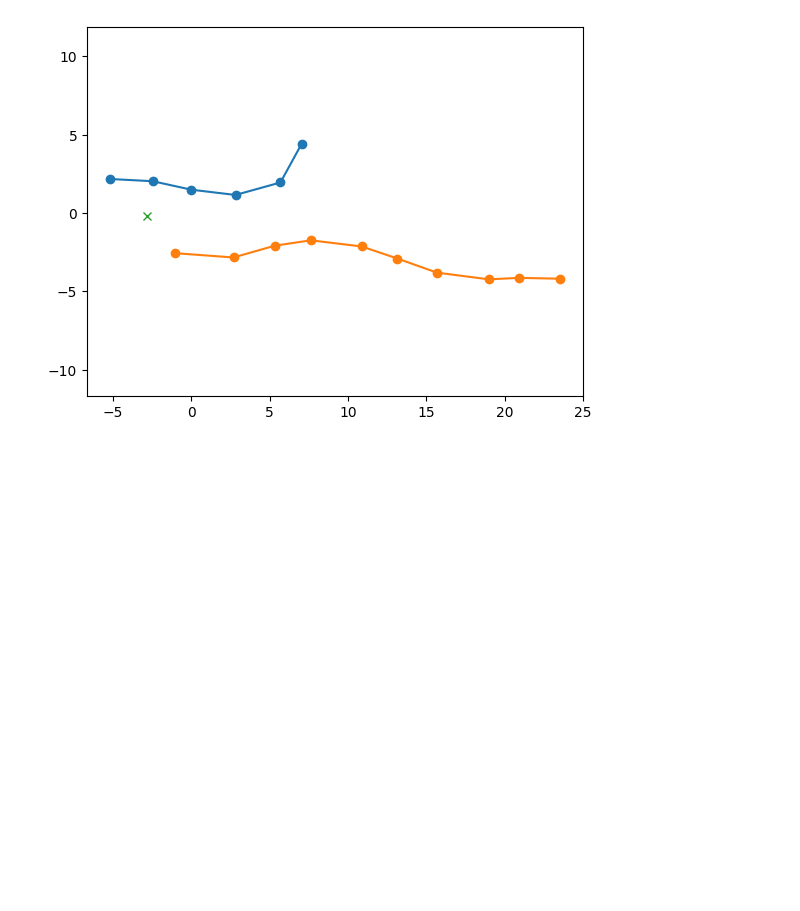
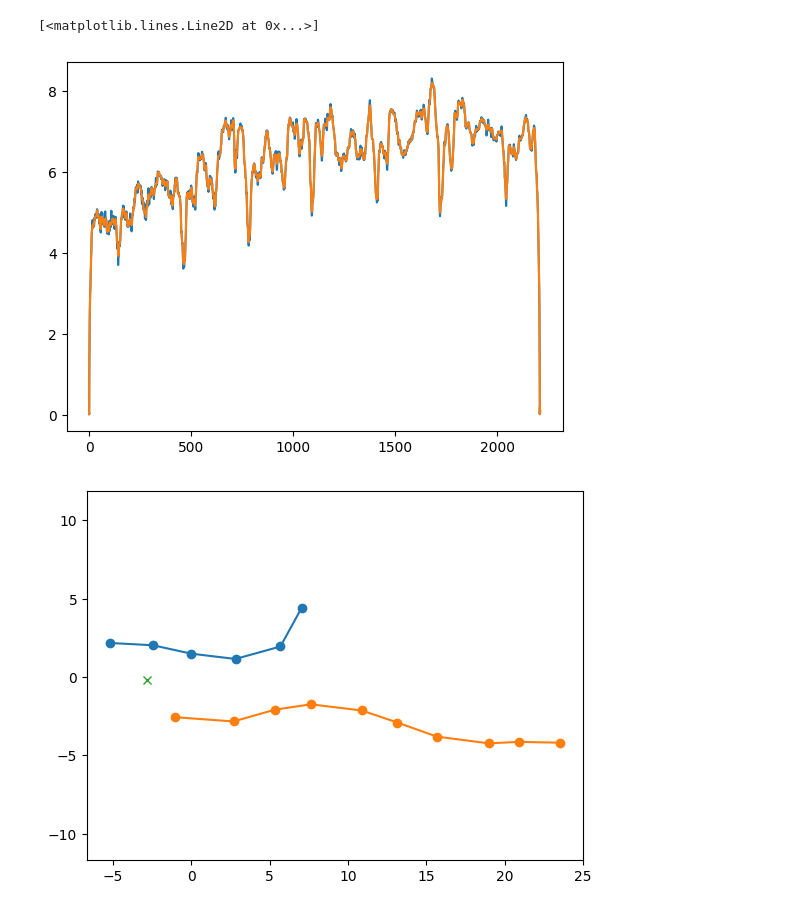
Before and after one commit to papalotis/ft-fsd-path-planning, a Jupyter notebook: t.ipynb, the cells around one changed output. Drawn from its saved outputs; the diff is of its cells as text; code cells hidden in the pictures; blank space fills up the shorter version.

```diff
--- a/t.ipynb
+++ b/t.ipynb
@@ -144,0 +188,4 @@ array([False])
+# %%
+a = np.random.rand(200,2)
+%timeit hash(a.tobytes())
+%timeit hash(a.data.tobytes())
@@ -145,3 +195,21 @@ array([False])
+# %%
+from scipy.ndimage import median_filter
+
+positions = np.array([a[0] for a in data])
+
+diff = (positions[2:] - positions[:-2]) / 0.2
+n = np.linalg.norm(diff, axis=1)
+
+
+n_filtered = median_filter(n, size=5)
+
+d = np.cumsum(n_filtered) * 0.2
+# d = np.concatenate([[0], d])
+plt.plot(d,n)
+plt.plot(d,n_filtered)
+# %% [output]
+[<matplotlib.lines.Line2D at 0x...>]
+[figure, added]
 # %%
 from fsd_path_planning.config import create_default_cone_matching_with_non_monotonic_matches
 from fsd_path_planning.cone_matching.core_cone_matching import ConeMatchingState
```
Also changed, not shown: parts of 24 cells of this notebook, 15 other files.
